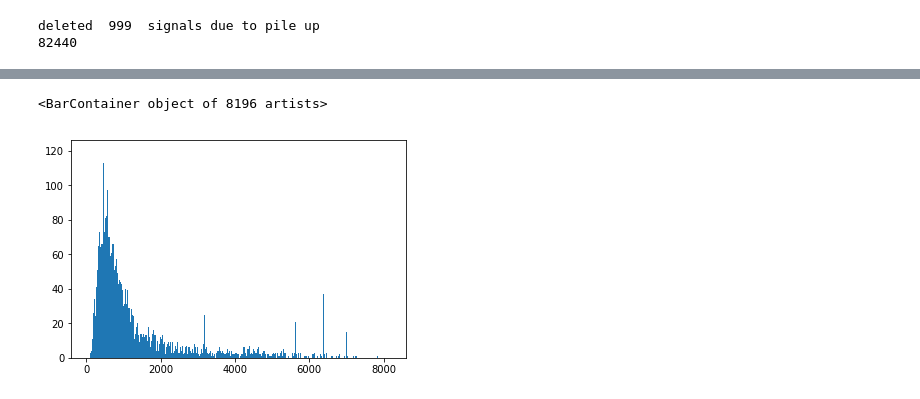
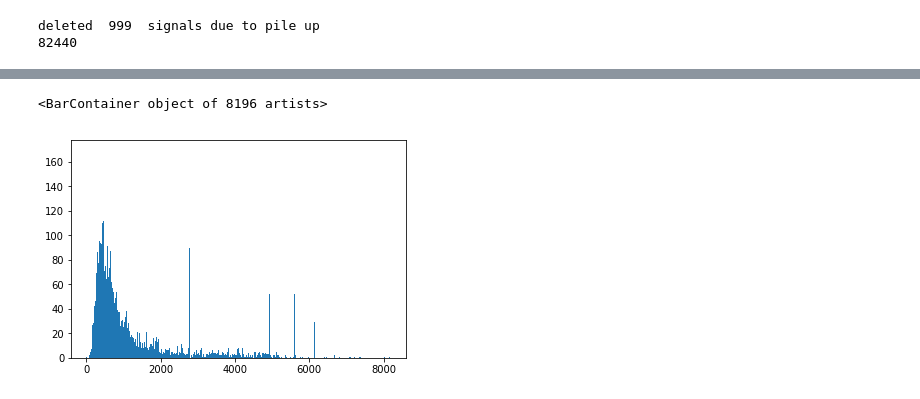
Before and after one commit to NE204-Fall2018/christopher-brand-lab1, a Jupyter notebook: Lab1_main.ipynb, the cells around one changed output, grey strips where cells are left out. Saved outputs shown, nothing was run; the diff lists cells and outputs as text; code cells hidden in the pictures.

```diff
--- a/Lab1_main.ipynb
+++ b/Lab1_main.ipynb
@@ -80,7 +80,7 @@ def TrapFilter(mysignal,tau):
 
     #signalOnly = newSignal[argPeak:]
 #    signalOnly = newSignal
-    m=40
+    m=32
     #k=int((len(signalOnly)-m)/2)
     #k = peaking time
     #m= Gap time (in samples)
@@ -104,7 +104,7 @@ def TrapFilter(mysignal,tau):
         final[i] = Acc2
         i=i+1
 
-    normFinal = np.array(final)/(2.0*k+M)
+    normFinal = np.array(final)
     #/max(final)
     return normFinal
 # %%
@@ -138,7 +138,7 @@ def func(x, a, b):
 
 @jit(parallel = True)
 def eventsProcess(mysignals, events, cols):
-    tau = np.zeros(events)
+#    tau = np.zeros(events)
     startTime = datetime.now()
     trap_out = np.zeros((events,cols))
     for j in range(0,events):
@@ -155,11 +155,11 @@ def eventsProcess(mysignals, events, cols):
 #        def func(x, a, b):
 #            return a * np.exp(-b * x)
 
-        popt, pcov = curve_fit(func, range(0,len(newSignal)-1050), newSignal[1050:])
+#        popt, pcov = curve_fit(func, range(0,len(newSignal)-1050), newSignal[1050:])
     #    print(popt)
-        tau[j] = 1.0/popt[1]
+#        tau[j] = 1.0/popt[1]
         trap_out[j] = TrapFilter(mysignals[j,:],5400.0)
-    print('Average Tau across all signals',np.mean(tau))
+#    print('Average Tau across all signals',np.mean(tau))
     print(datetime.now() - startTime)
     return trap_out
 # %%
@@ -191,19 +191,23 @@ for j in range(0,len(trap_out)):
     counts = np.append(counts,np.amax(trap_out[j]))
 # %%
 #print(np.trim_zeros(counts))
+k = 100.0
+M = 5400.0
 counts2 = np.trim_zeros(counts)
-counts3 = counts2[(counts2>0) & (counts2<0.6e9)]
+counts3 = counts2[(counts2>0) & (counts2<0.6e10)]
 #plt.figure()
 #nhist, bins, ign = plt.hist(counts3,bins=8196)
-yhist, bins_hist = np.histogram(counts3,bins=8196)
+yhist, bins_hist = np.histogram(counts3/((M+1)*k),bins=8196)
+#print(yhist)
 plt.figure()
 plt.bar(range(8196),yhist, width=1.0)
+#plt.hist(counts3/2032.0,bins=8196)
 #fig, ax = plt.subplots()
 #counts, bins, patches = ax.hist(counts3,bins=8196)
 #ax.set_xticklabels(range(8196))
 #plt.yscale('log')
 #xhist = np.linspace(0, 8196, 8196, False)
 #plt.show()
 # %% [output]
 <BarContainer object of 8196 artists>
-[figure, old version]
+[figure, new version]
```
Also changed, not shown: parts of 5 cells of this notebook, 1 other file.
